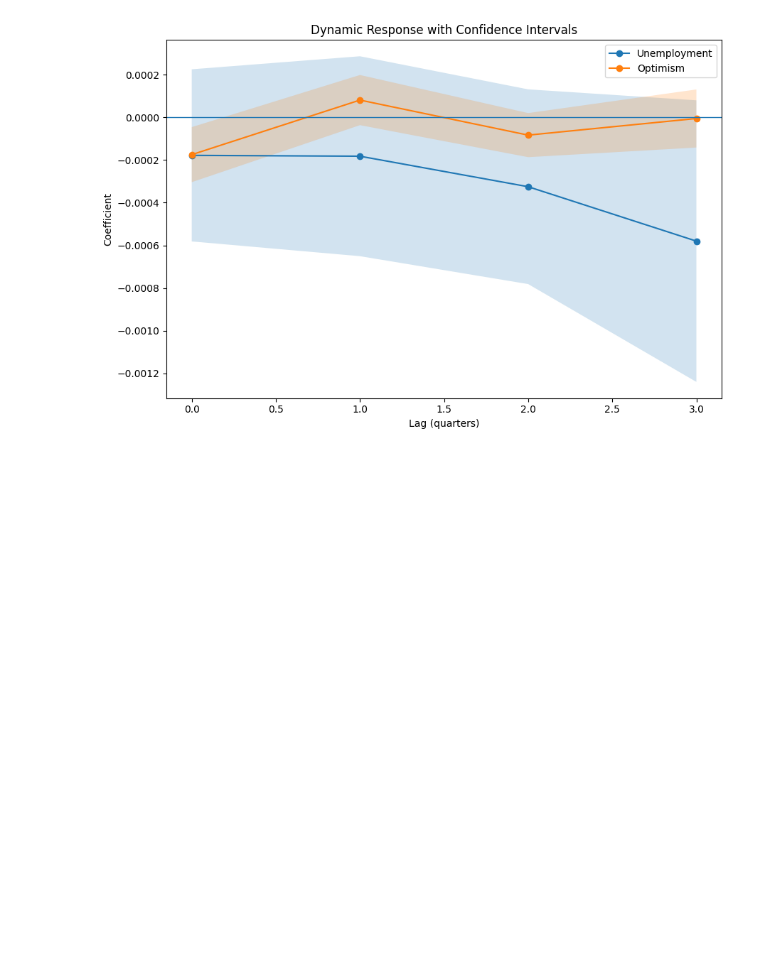
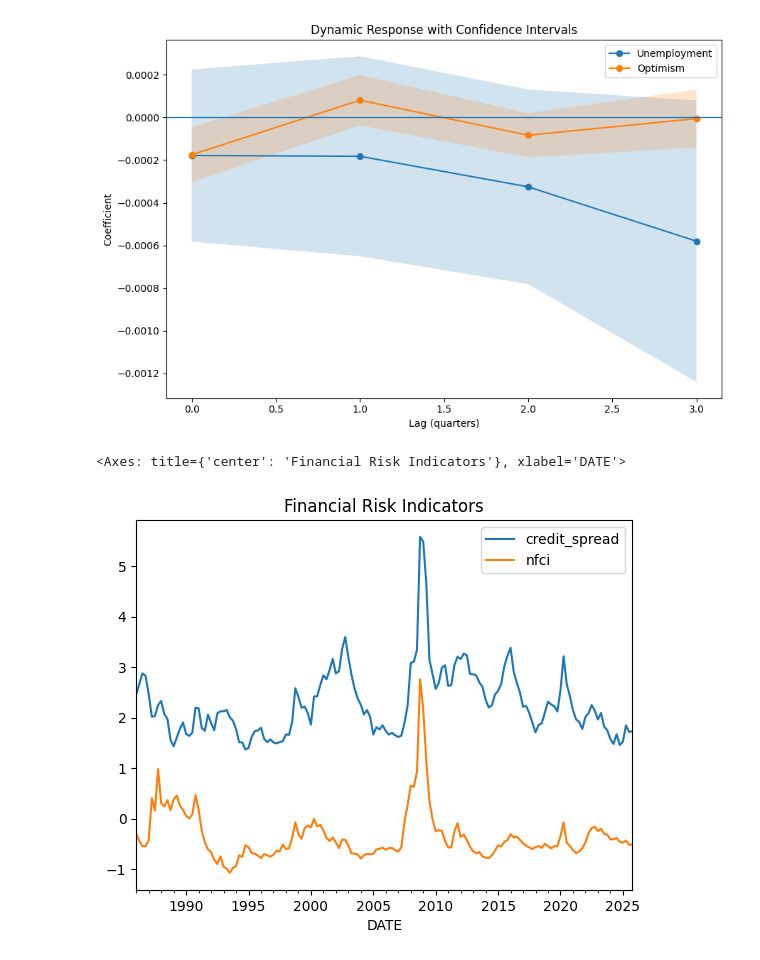
Before and after one commit to lukeroy007/4915_capstone, a Jupyter notebook: notebooks/02_eda.ipynb, the cells around one changed output. Drawn from its saved outputs; the diff is of its cells as text; code cells hidden in the pictures; blank space fills up the shorter version.

```diff
--- a/notebooks/02_eda.ipynb
+++ b/notebooks/02_eda.ipynb
@@ -544,3 +544,10 @@ plt.tight_layout()
 plt.show()
 # %% [output]
 [figure]
+# %%
+# Plot levels of Credit Spread and NFCI
+
+df[["credit_spread", "nfci"]].plot(title="Financial Risk Indicators")
+# %% [output]
+<Axes: title={'center': 'Financial Risk Indicators'}, xlabel='DATE'>
+[figure, added]
```
Also changed, not shown: parts of 25 cells of this notebook.
